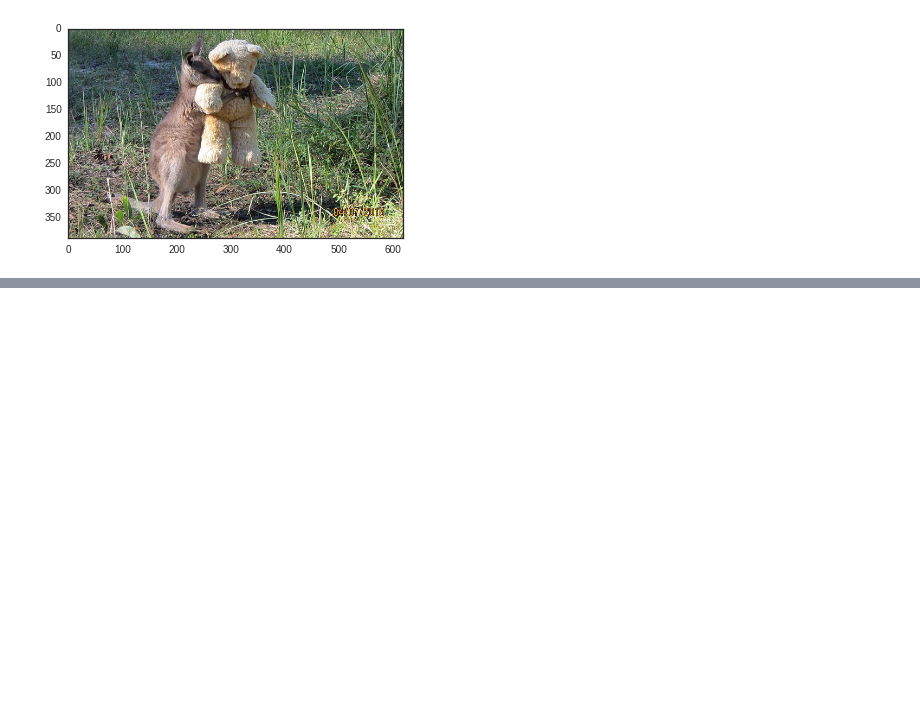
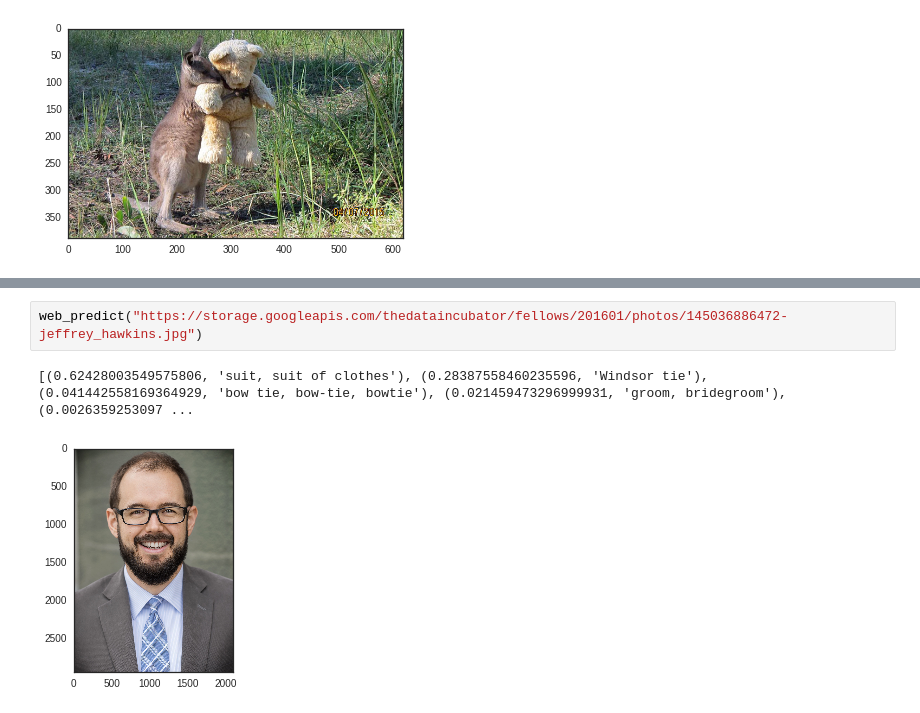
Before and after one commit to Random-Word/nnlecture, a Jupyter notebook: Neural Networks Lecture.ipynb, the cells around one changed output, grey strips where cells are left out. Cells and saved outputs as stored; diff of their text form; blank space fills up the shorter version.

```diff
--- a/Neural Networks Lecture.ipynb
+++ b/Neural Networks Lecture.ipynb
@@ -428,0 +430,5 @@ web_predict("https://i.ytimg.com/vi/S6uQgFxnvwE/maxresdefault.jpg")
+# %%
+web_predict("https://storage.googleapis.com/thedataincubator/fellows/201601/photos/145036886472-jeffrey_hawkins.jpg")
+# %% [output]
+[(0.62428003549575806, 'suit, suit of clothes'), (0.28387558460235596, 'Windsor tie'), (0.041442558169364929, 'bow tie, bow-tie, bowtie'), (0.021459473296999931, 'groom, bridegroom'), (0.0026359253097 ...
+[figure, added]
```
Also changed, not shown: parts of 6 cells of this notebook.
